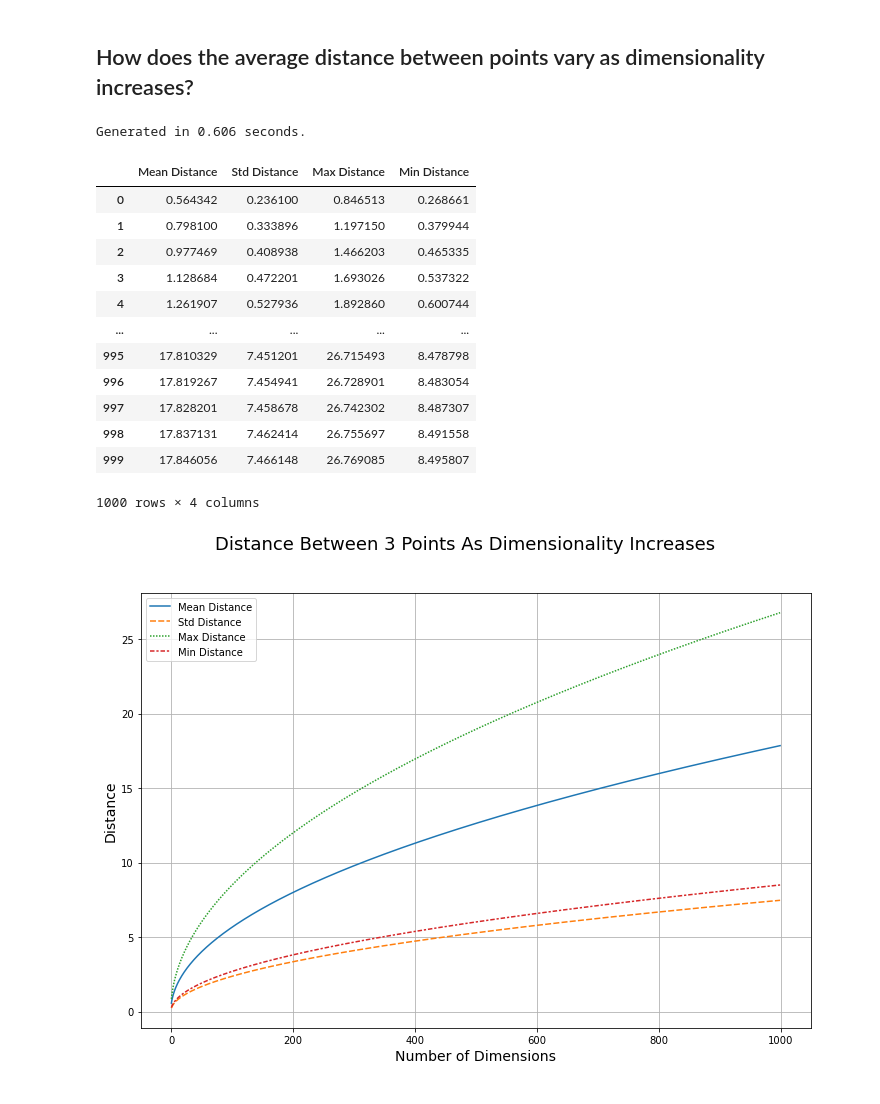
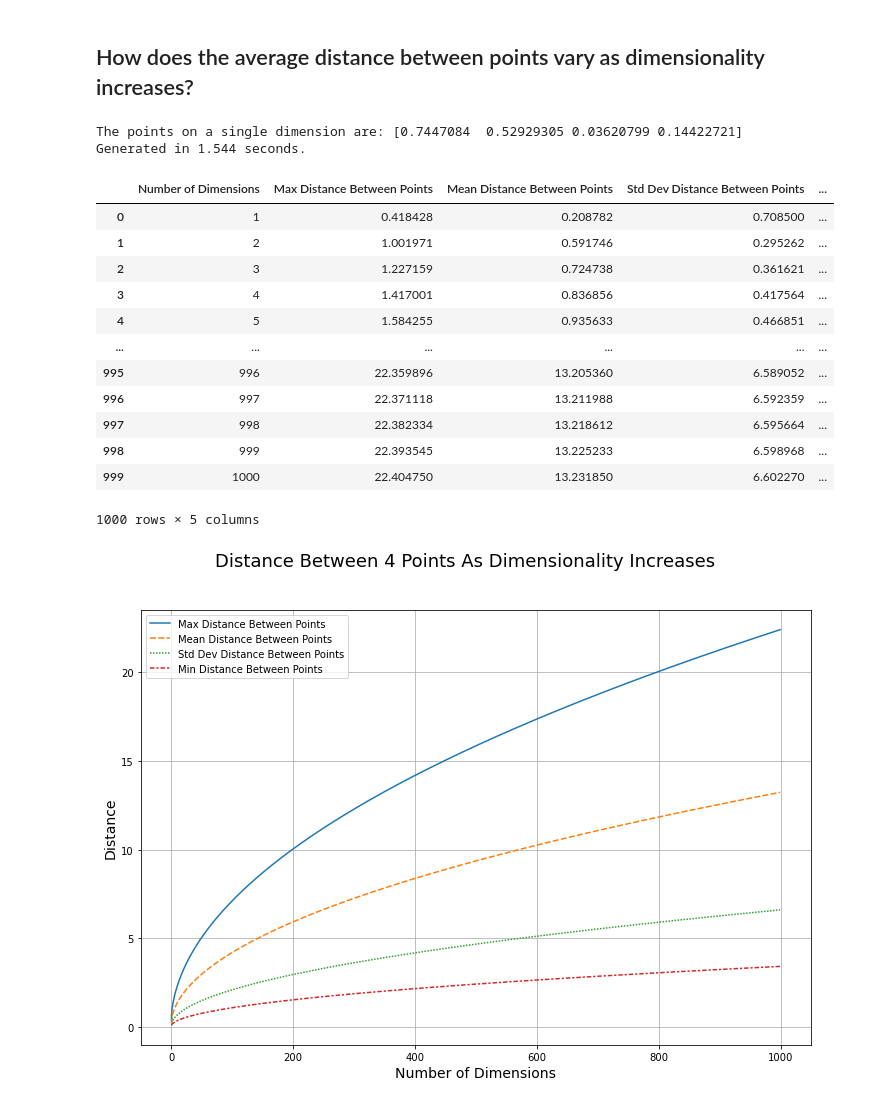
Before and after one commit to jsub10/Dimensionality, a Jupyter notebook: dimensionality.ipynb, the cells around one changed output. Drawn from its saved outputs; the diff is of its cells as text; code cells hidden in the pictures.

```diff
--- a/dimensionality.ipynb
+++ b/dimensionality.ipynb
@@ -44,15 +53,15 @@ import seaborn as sns
 # %%
-def create_data_array(m_rows, n_cols, repeat_array=0):
+def create_data_array(m_rows, n_cols, repeat_array=1, custom_vector=[]):
     '''
     Create an num_rows x num_cols array of random values in the interval (0, 1].
     num_rows is the dimensionality of the space and num_cols is the number of points
     along any single dimension.
 
-    When repeat_array = 0 (default), the rows contain differnt vectors. E.g., [[0.1, 0.2], [0.5, 0.8], [0.2, 0.7]]
-    When repeat_array = 1, the rows all contain the same vector. E.g., [[0.1, 0.2], [0.1, 0.2], [0.1, 0.2]]
+    When repeat_array = 0, the rows contain differnt vectors. E.g., [[0.1, 0.2], [0.5, 0.8], [0.2, 0.7]]
+    When repeat_array = 1 (default), the rows all contain the same vector. E.g., [[0.1, 0.2], [0.1, 0.2], [0.1, 0.2]]
 
     REQUIRES numpy, random
-
+    sampl = np.random.uniform(low=0.5, high=13.3, size=(50,))
     '''
     if repeat_array == 1:
         # Create the base vector
@@ -166,7 +151,7 @@ def multiple_vector_distances(vector_array):
     non_zero_distances = [x for x in pairwise_dists if x > 0]
 
     # Return the descriptive stats
-    return [np.mean(non_zero_distances), np.std(non_zero_distances), np.max(non_zero_distances), np.min(non_zero_distances)]
+    return [np.max(non_zero_distances), np.mean(non_zero_distances), np.std(non_zero_distances), np.min(non_zero_distances)]
 # %%
 multiple_vector_distances(vec_array_test)
 # %% [output]
@@ -174,13 +162,15 @@ multiple_vector_distances(vec_array_test)
 # %% [markdown]
 ## How does the average distance between points vary as dimensionality increases?
 # %%
-def distance_per_dimension(num_points, num_dims, repeat_array=1):
+def distance_per_dimension(num_points, num_dims, repeat_array=1, custom_vector=[]):
     '''
     Imagine you have num_points number of points on a line. These are randomly generated points in
     the interval (0.0, 1.0]. What happens to the average distance between these points as they are placed
     in spaces with dimensions from 1 to num_dims?
 
-    USES single_vector_distances, multiple_vector_distances
+    Specifying a custom vector helps us to use non-random points on any edge length we choose.
+
+    USES create_data_array, single_vector_distances, multiple_vector_distances
 
     REQUIRES seaborn, matplotlib, pandas
 
@@ -191,9 +181,11 @@ def distance_per_dimension(num_points, num_dims, repeat_array=1):
     ## The value of m_rows is the number of dimensions and n_cols the number of points for which
     ## we calculate the results.
     vector_array = create_data_array(m_rows=num_dims, n_cols=num_points, repeat_array=repeat_array)
+    print("The points on a single dimension are: {}".format(vector_array[0]))
 
     # Starting with dimensionality = 1 and ending with dimensionality = m_rows, find the
     ## pairwise distance descriptive stats for the vector arrays.
+    dimensions_list = list(range(1, num_dims+1))
     descriptive_stats = []
     for i in range(num_dims):
         if i == 0:
@@ -203,16 +195,24 @@ def distance_per_dimension(num_points, num_dims, repeat_array=1):
             # Calculate the stats for each dimension
             desc_stats = multiple_vector_distances(vector_array[0:i+1])
 
+        # Add the dimension number to the descriptive stats
+        desc_stats = [dimensions_list[i]] + desc_stats
         descriptive_stats.append(desc_stats)
 
     # descriptive stats now contains all the information we need
 
     # Create a dataframe to view the results easily
-    df_desc_stats = pd.DataFrame(descriptive_stats, columns=['Mean Distance', 'Std Distance', 'Max Distance', 'Min Distance'])
+    df_desc_stats = pd.DataFrame(descriptive_stats, columns=['Number of Dimensions',
+                                                             'Max Distance Between Points',
+                                                             'Mean Distance Between Points',
+                                                             'Std Dev Distance Between Points',
+                                                             'Min Distance Between Points'])
 
     # Plot the results
     fig, ax = plt.subplots(figsize=(12,8))
-    sns.lineplot(data=df_desc_stats);
+    # Data for the plot
+    df_plot = df_desc_stats.drop(['Number of Dimensions'], axis=1)
+    sns.lineplot(data=df_plot);
     plt.suptitle('Distance Between ' + str(num_points) + ' Points As Dimensionality Increases', fontsize='18')
     plt.grid(True)
     ax.set_xlabel("Number of Dimensions", fontsize='14')
@@ -223,20 +223,21 @@ def distance_per_dimension(num_points, num_dims, repeat_array=1):
 
     return df_desc_stats
 # %%
-distance_per_dimension(num_points=3, num_dims=1000, repeat_array=1)
+distance_per_dimension(num_points=4, num_dims=1000, repeat_array=1)
 # %% [output]
-Generated in 0.606 seconds.
+The points on a single dimension are: [0.7447084  0.52929305 0.03620799 0.14422721]
+Generated in 1.544 seconds.
-|  | Mean Distance | Std Distance | Max Distance | Min Distance |
-| 0 | 0.564342 | 0.236100 | 0.846513 | 0.268661 |
-| 1 | 0.798100 | 0.333896 | 1.197150 | 0.379944 |
-| 2 | 0.977469 | 0.408938 | 1.466203 | 0.465335 |
-| 3 | 1.128684 | 0.472201 | 1.693026 | 0.537322 |
-| 4 | 1.261907 | 0.527936 | 1.892860 | 0.600744 |
-| ... | ... | ... | ... | ... |
-| 995 | 17.810329 | 7.451201 | 26.715493 | 8.478798 |
-| 996 | 17.819267 | 7.454941 | 26.728901 | 8.483054 |
-| 997 | 17.828201 | 7.458678 | 26.742302 | 8.487307 |
-| 998 | 17.837131 | 7.462414 | 26.755697 | 8.491558 |
-| 999 | 17.846056 | 7.466148 | 26.769085 | 8.495807 |
+|  | Number of Dimensions | Max Distance Between Points | Mean Distance Between Points | Std Dev Distance Between Points | ... |
+| 0 | 1 | 0.418428 | 0.208782 | 0.708500 | ... |
+| 1 | 2 | 1.001971 | 0.591746 | 0.295262 | ... |
+| 2 | 3 | 1.227159 | 0.724738 | 0.361621 | ... |
+| 3 | 4 | 1.417001 | 0.836856 | 0.417564 | ... |
+| 4 | 5 | 1.584255 | 0.935633 | 0.466851 | ... |
+| ... | ... | ... | ... | ... | ... |
+| 995 | 996 | 22.359896 | 13.205360 | 6.589052 | ... |
+| 996 | 997 | 22.371118 | 13.211988 | 6.592359 | ... |
+| 997 | 998 | 22.382334 | 13.218612 | 6.595664 | ... |
+| 998 | 999 | 22.393545 | 13.225233 | 6.598968 | ... |
+| 999 | 1000 | 22.404750 | 13.231850 | 6.602270 | ... |
-1000 rows × 4 columns
+1000 rows × 5 columns
-[figure, old version]
+[figure, new version]
```
Also changed, not shown: parts of 6 cells of this notebook, 1 other file.
